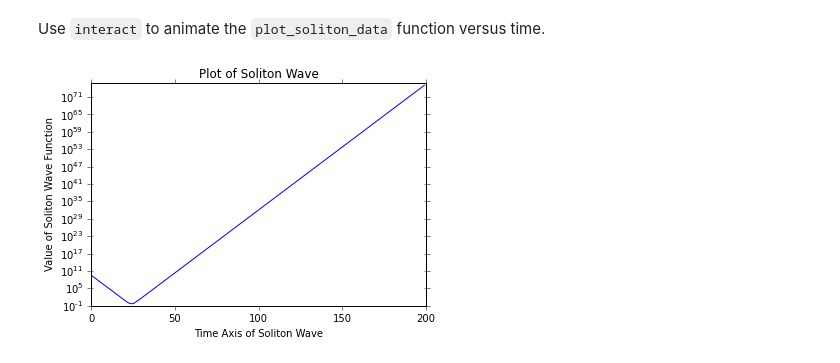
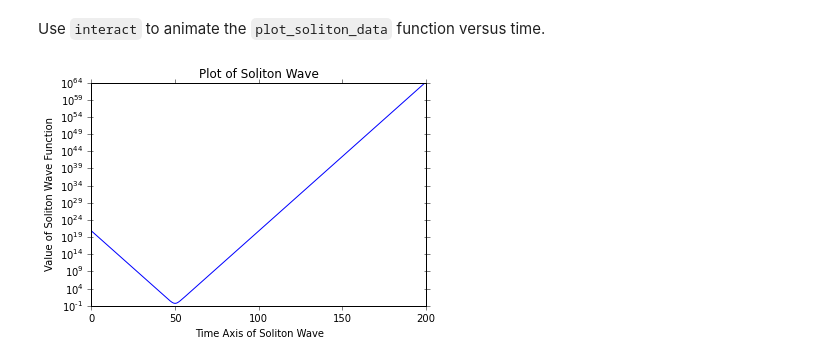
Before and after one commit to JackDi/phys202-2015-work, a Jupyter notebook: assignments/assignment05/InteractEx03.ipynb, the cells around one changed output. Cells and saved outputs as stored; diff of their text form; code cells hidden in the pictures.

```diff
--- a/assignments/assignment05/InteractEx03.ipynb
+++ b/assignments/assignment05/InteractEx03.ipynb
@@ -90,8 +98,8 @@ assert True # leave this for grading the plot_soliton_data function
 Use `interact` to animate the `plot_soliton_data` function versus time.
 # %%
 # YOUR CODE HERE
-interact(plot_soliton_data,i=(0,199,.01));
+interact(plot_soliton_data,i=(0,199,10));
 # %% [output]
-[figure, old version]
+[figure, new version]
 # %%
 assert True # leave this for grading the interact with plot_soliton_data cell
```
Also changed, not shown: parts of 1 cell of this notebook, 10 other files.
